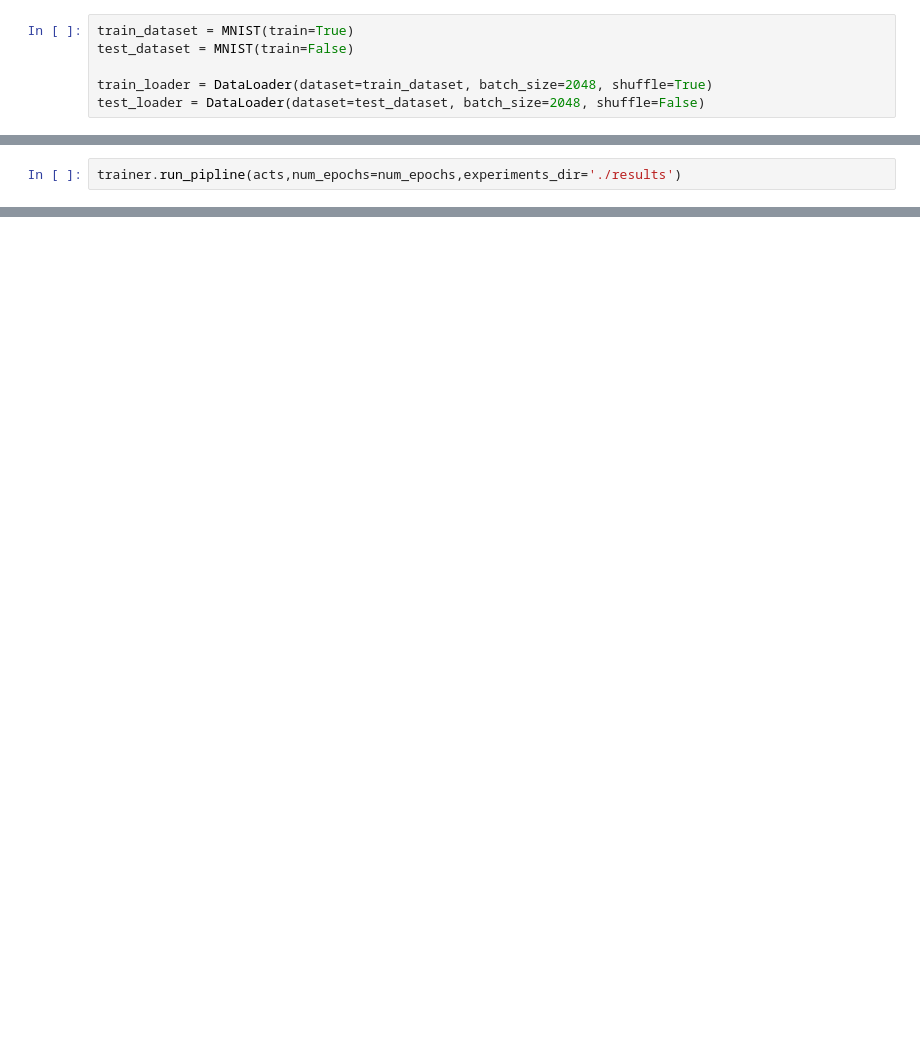
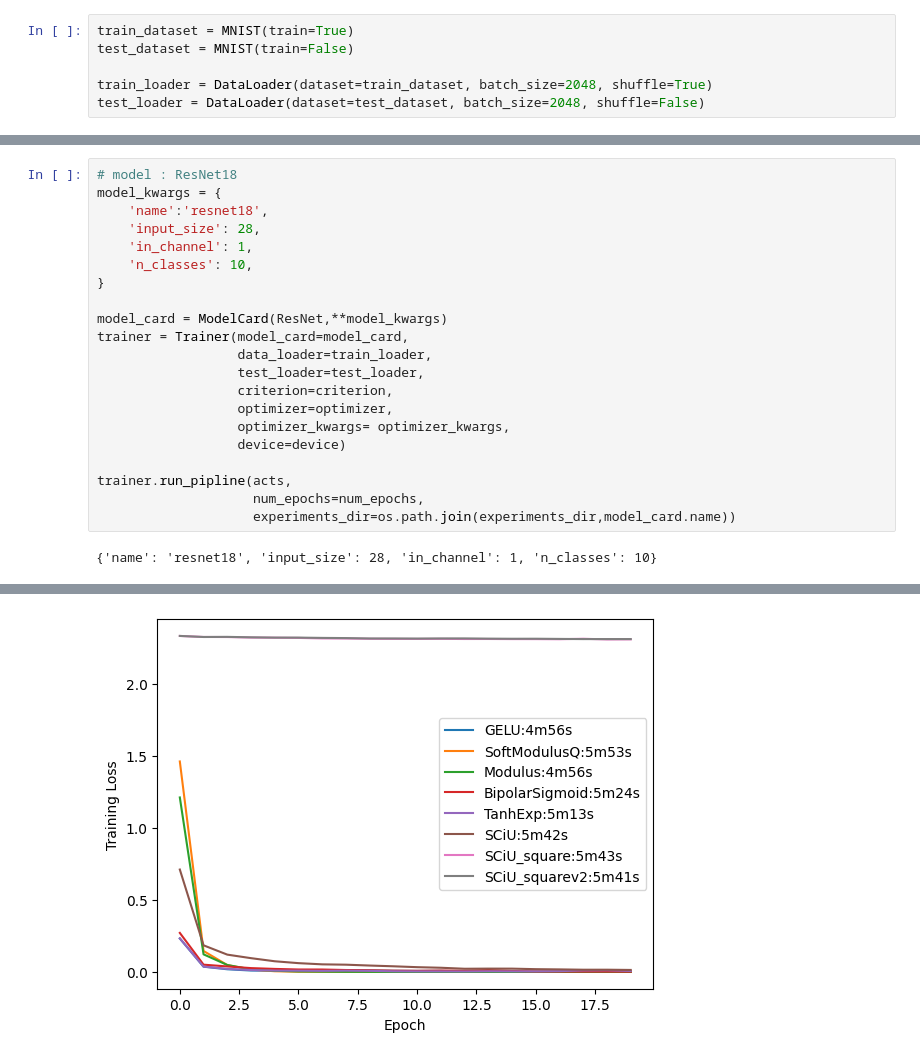
Before and after one commit to yeeca0101/experiments, a Jupyter notebook: dev_lab.ipynb, the cells around one changed output, grey strips where cells are left out. Drawn from its saved outputs; the diff is of its cells as text; blank space fills up the shorter version.

```diff
--- a/dev_lab.ipynb
+++ b/dev_lab.ipynb
@@ -59,2 +114,0 @@ cuda
-# %%
-trainer.run_pipline(acts,num_epochs=num_epochs,experiments_dir='./results')
@@ -77,0 +115,23 @@ True
+# %%
+# model : ResNet18
+model_kwargs = {
+    'name':'resnet18',
+    'input_size': 28,
+    'in_channel': 1,
+    'n_classes': 10,
+}
+
+model_card = ModelCard(ResNet,**model_kwargs)
+trainer = Trainer(model_card=model_card,
+                  data_loader=train_loader,
+                  test_loader=test_loader,
+                  criterion=criterion,
+                  optimizer=optimizer,
+                  optimizer_kwargs= optimizer_kwargs,
+                  device=device)
+
+trainer.run_pipline(acts,
+                    num_epochs=num_epochs,
+                    experiments_dir=os.path.join(experiments_dir,model_card.name))
+# %% [output]
+{'name': 'resnet18', 'input_size': 28, 'in_channel': 1, 'n_classes': 10}
@@ -77,0 +155 @@ True
+[figure, added]
```
Also changed, not shown: parts of 16 cells of this notebook, 7 other files.
